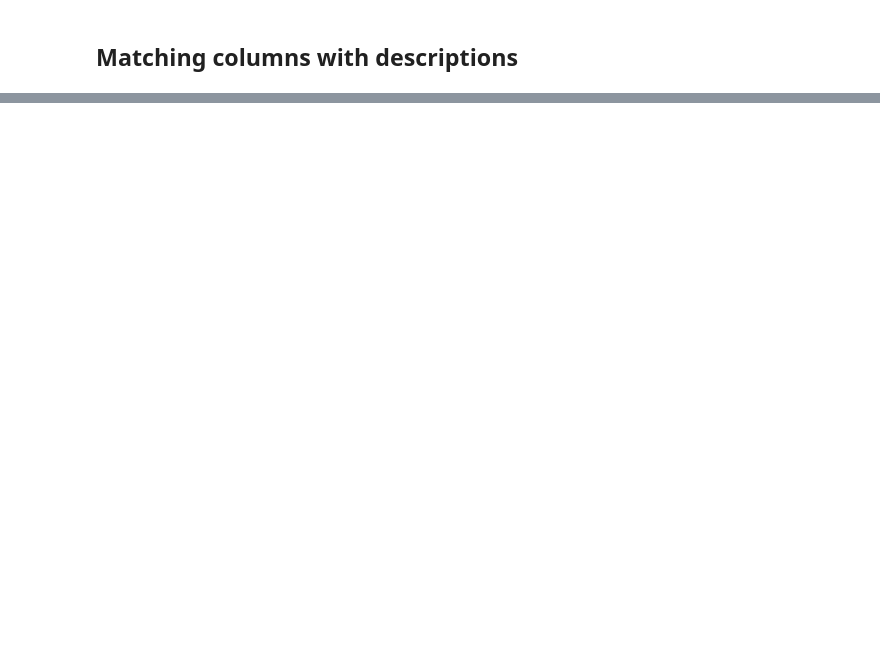
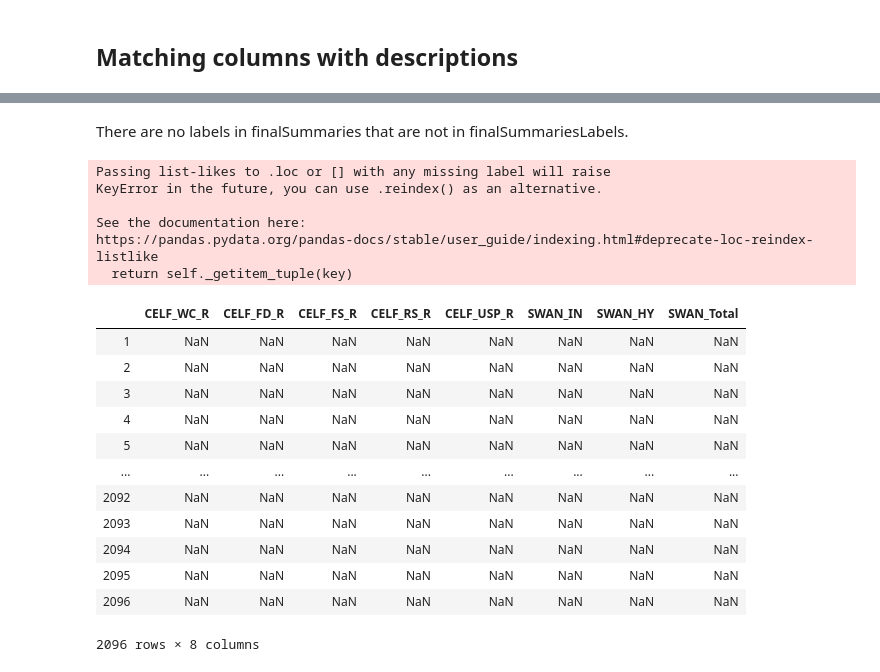
Before and after one commit to alestolfo/ds-lab, a Jupyter notebook: nb_ema.ipynb, the cells around one changed output, grey strips where cells are left out. Saved outputs shown, nothing was run; the diff lists cells and outputs as text; code cells hidden in the pictures; blank space fills up the shorter version.

```diff
--- a/nb_ema.ipynb
+++ b/nb_ema.ipynb
@@ -221,0 +185,16 @@ file = beh_data_matched.to_csv('data/Behavioral/behdata_matched_ema.csv')
+# %%
+# why do finalSummaries, finalSummariesLabels differ in row size?
+
+non_matched_labels = []
+for label in finalSummaries.loc[:,'x']:
+    if label not in finalSummariesLabels.loc[:,'label'].values:
+        non_matched_labels.append(label)
+print('number of non-matched labels: ',len(non_matched_labels),'\n')
+
+dupli = pd.DataFrame(finalSummariesLabels.duplicated(subset=['label']))
+
+duplicate_labels = []
+for index in dupli.index[dupli[0]==True].to_list():
+    duplicate_labels.append(finalSummariesLabels.loc[index, 'label'])
+
+print(finalSummariesLabels[finalSummariesLabels['label'].isin(duplicate_labels)] )
@@ -221,0 +221,24 @@ file = beh_data_matched.to_csv('data/Behavioral/behdata_matched_ema.csv')
+# %% [markdown]
+There are no labels in finalSummaries that are not in finalSummariesLabels.
+# %%
+HBNFinalSummaries.loc[:,duplicate_labels]
+# %% [output]
+Passing list-likes to .loc or [] with any missing label will raise
+KeyError in the future, you can use .reindex() as an alternative.
+
+See the documentation here:
+https://pandas.pydata.org/pandas-docs/stable/user_guide/indexing.html#deprecate-loc-reindex-listlike
+  return self._getitem_tuple(key)
+|  | CELF_WC_R | CELF_FD_R | CELF_FS_R | CELF_RS_R | CELF_USP_R | SWAN_IN | SWAN_HY | SWAN_Total |
+| 1 | NaN | NaN | NaN | NaN | NaN | NaN | NaN | NaN |
+| 2 | NaN | NaN | NaN | NaN | NaN | NaN | NaN | NaN |
+| 3 | NaN | NaN | NaN | NaN | NaN | NaN | NaN | NaN |
+| 4 | NaN | NaN | NaN | NaN | NaN | NaN | NaN | NaN |
+| 5 | NaN | NaN | NaN | NaN | NaN | NaN | NaN | NaN |
+| ... | ... | ... | ... | ... | ... | ... | ... | ... |
+| 2092 | NaN | NaN | NaN | NaN | NaN | NaN | NaN | NaN |
+| 2093 | NaN | NaN | NaN | NaN | NaN | NaN | NaN | NaN |
+| 2094 | NaN | NaN | NaN | NaN | NaN | NaN | NaN | NaN |
+| 2095 | NaN | NaN | NaN | NaN | NaN | NaN | NaN | NaN |
+| 2096 | NaN | NaN | NaN | NaN | NaN | NaN | NaN | NaN |
+2096 rows × 8 columns
```
Also changed, not shown: parts of 15 cells of this notebook.
